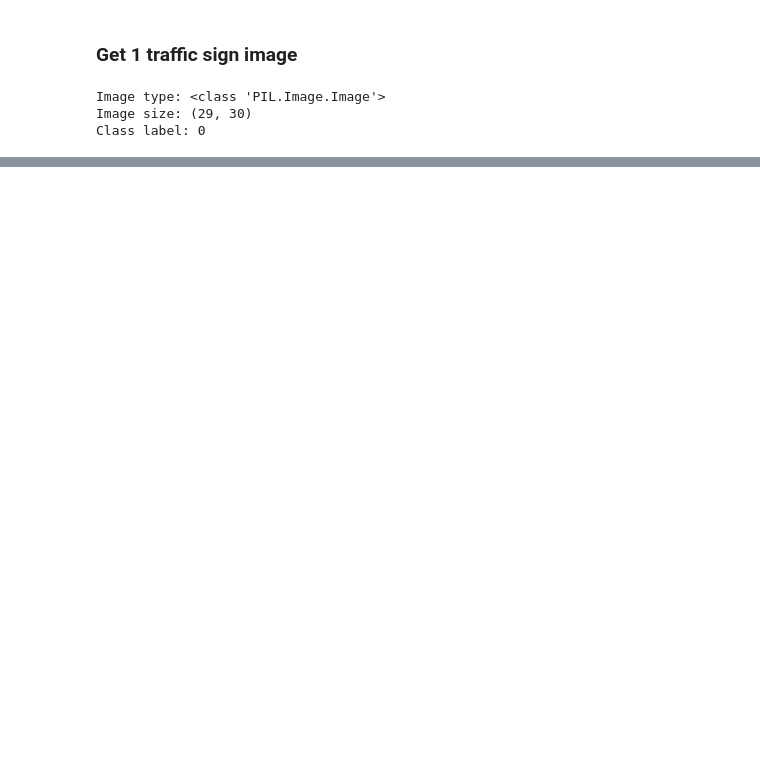
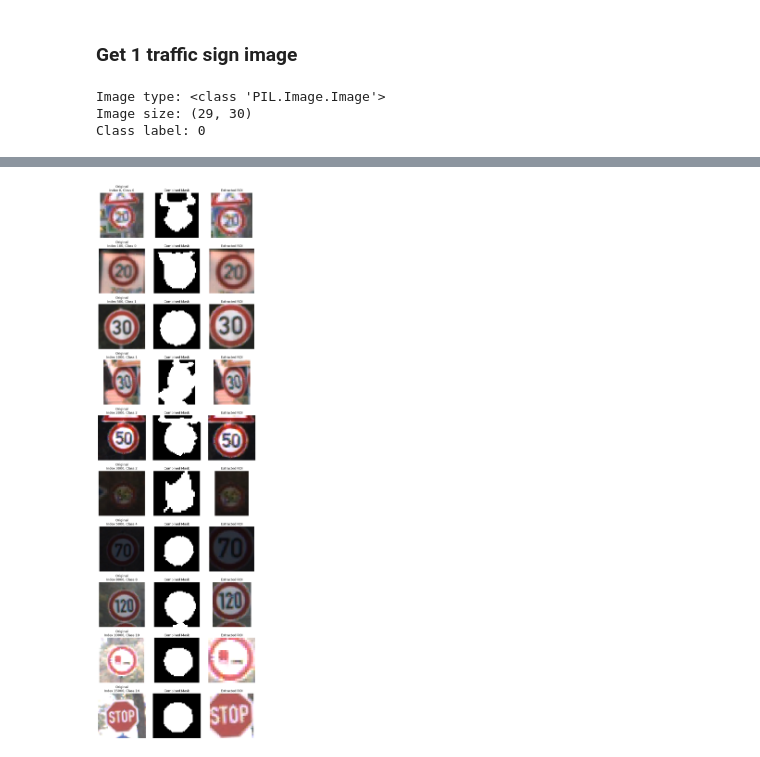
Before and after one commit to khoryz666/traffic-sign-recognition, a Jupyter notebook: project/02_hog_features.ipynb, the cells around one changed output, grey strips where cells are left out. Cells and saved outputs as stored; diff of their text form; code cells hidden in the pictures; blank space fills up the shorter version.

```diff
--- a/project/02_hog_features.ipynb
+++ b/project/02_hog_features.ipynb
@@ -521,0 +1009,86 @@ plt.show()
+# %%
+# Select 10 different GTSRB training images
+sample_indices = [
+    0, 100, 500, 1000, 2000,
+    3000, 5000, 8000, 10000, 15000
+]
+
+fig, axes = plt.subplots(
+    10, 3,
+    figsize=(9, 30)
+)
+
+for row, index in enumerate(sample_indices):
+
+    # Load image and label
+    image, label = train_dataset[index]
+
+    image_np = np.array(image)
+
+    # Convert RGB → BGR for proposal segmentation
+    image_bgr = cv2.cvtColor(
+        image_np,
+        cv2.COLOR_RGB2BGR
+    )
+
+    # Proposal colour segmentation
+    red_mask = segment_red(image_bgr)
+    blue_mask = segment_blue(image_bgr)
+    yellow_mask = segment_yellow(image_bgr)
+
+    # Combine masks
+    combined_mask = cv2.bitwise_or(
+        red_mask,
+        blue_mask
+    )
+
+    combined_mask = cv2.bitwise_or(
+        combined_mask,
+        yellow_mask
+    )
+
+    # Proposal contour selection + ROI
+    roi, bbox, best_contour = extract_roi_from_mask(
+        image_np,
+        combined_mask
+    )
+
+    # Original
+    axes[row, 0].imshow(image_np)
+    axes[row, 0].set_title(
+        f"Original\nIndex {index}, Class {label}"
+    )
+    axes[row, 0].axis("off")
+
+    # Combined mask
+    axes[row, 1].imshow(
+        combined_mask,
+        cmap="gray"
+    )
+    axes[row, 1].set_title("Combined Mask")
+    axes[row, 1].axis("off")
+
+    # ROI
+    if roi is not None:
+
+        axes[row, 2].imshow(roi)
+        axes[row, 2].set_title("Extracted ROI")
+
+    else:
+
+        axes[row, 2].text(
+            0.5,
+            0.5,
+            "No ROI detected",
+            ha="center",
+            va="center"
+        )
+
+        axes[row, 2].set_title("Extracted ROI")
+
+    axes[row, 2].axis("off")
+
+plt.tight_layout()
+plt.show()
+# %% [output]
+[figure, added]
```
Also changed, not shown: parts of 88 cells of this notebook, 2 other files.
